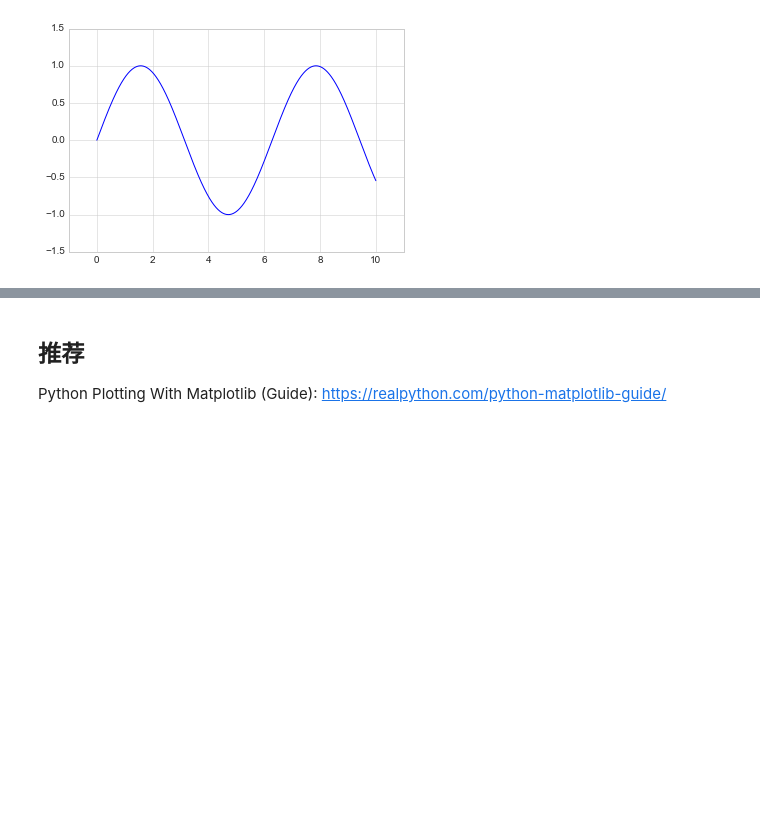
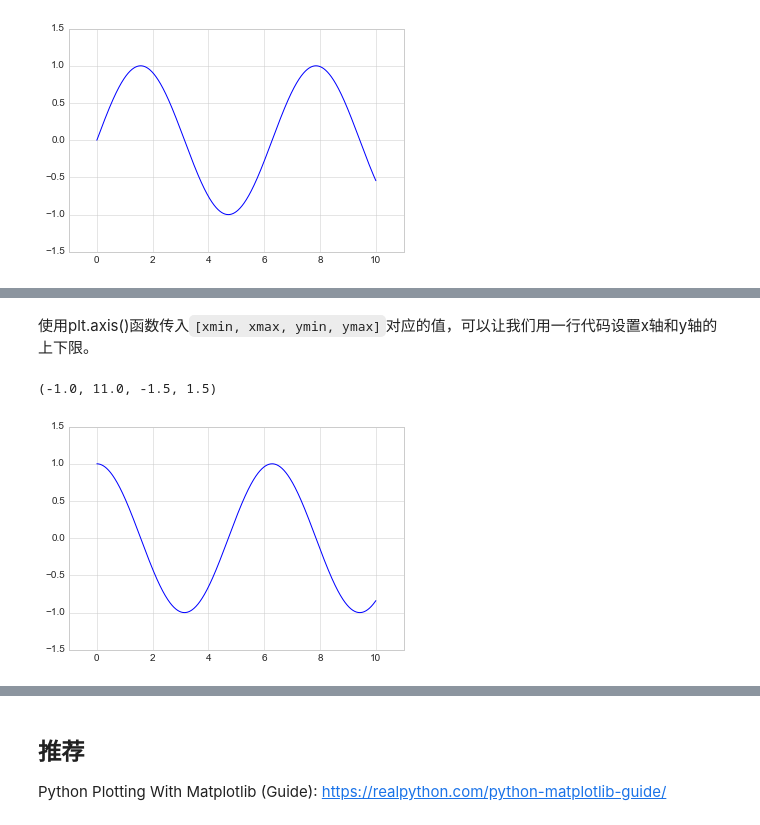
Before and after one commit to AndyFree96/Awesome-Notes, a Jupyter notebook: Books/Python数据科学手册/4.Matplotlib可视化.ipynb, the cells around one changed output, grey strips where cells are left out. Drawn from its saved outputs; the diff is of its cells as text; code cells hidden in the pictures; blank space fills up the shorter version.

```diff
--- a/Books/Python数据科学手册/4.Matplotlib可视化.ipynb
+++ b/Books/Python数据科学手册/4.Matplotlib可视化.ipynb
@@ -196,0 +207,8 @@ plt.ylim(-1.5, 1.5)
+# %% [markdown]
+使用plt.axis()函数传入`[xmin, xmax, ymin, ymax]`对应的值，可以让我们用一行代码设置x轴和y轴的上下限。
+# %%
+plt.plot(x, np.cos(x))
+plt.axis([-1, 11, -1.5, 1.5])
+# %% [output]
+(-1.0, 11.0, -1.5, 1.5)
+[figure, added]
```
Also changed, not shown: parts of 8 cells of this notebook.
